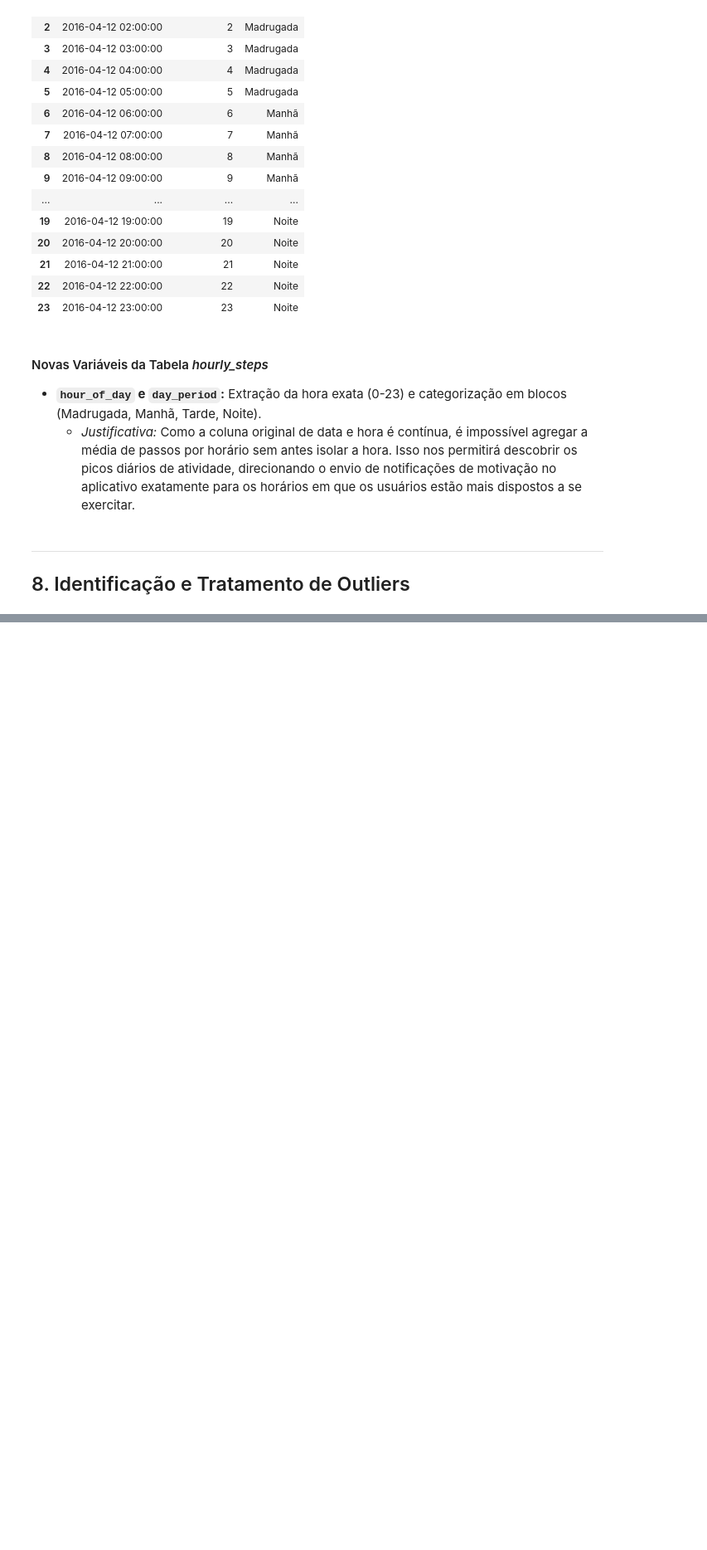
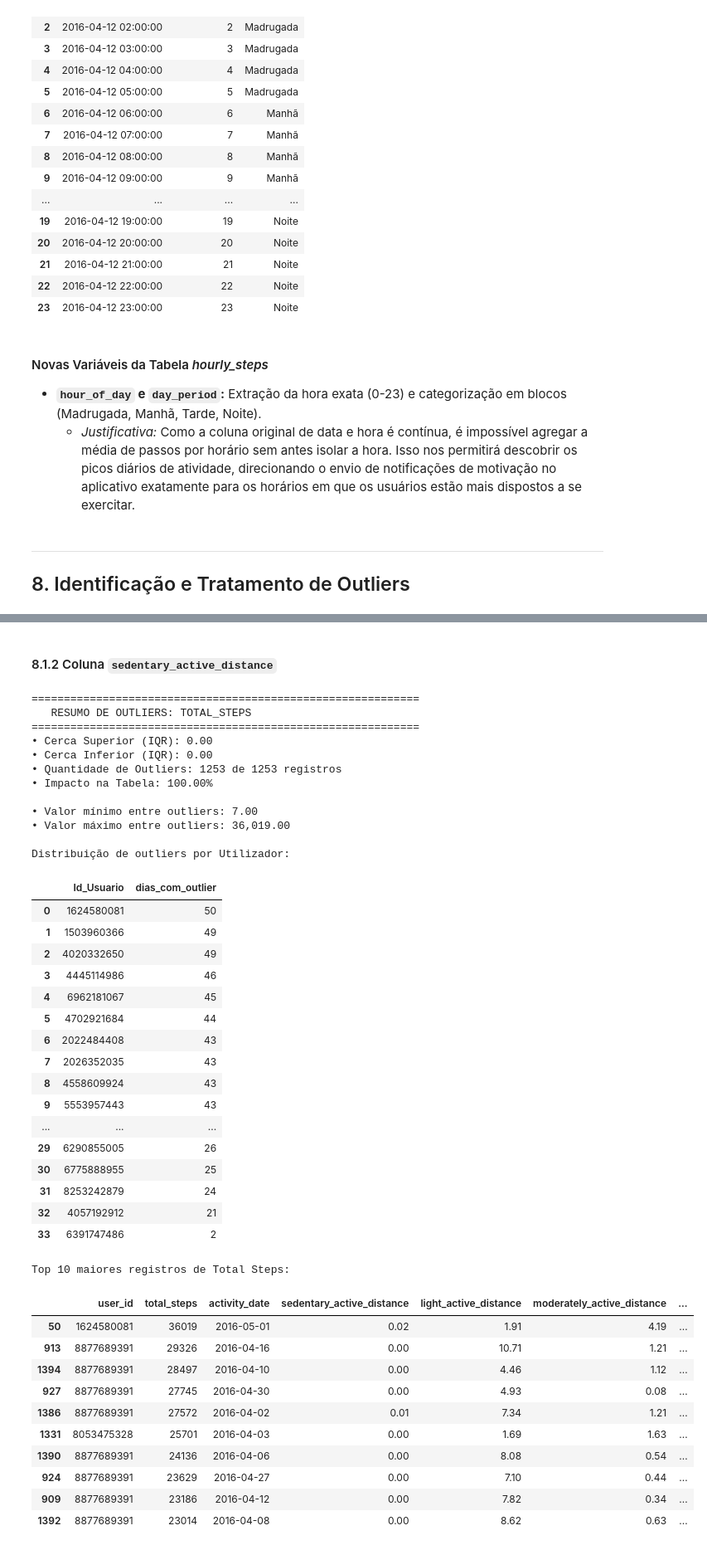
Before and after one commit to AleCecilio/bellabeat_data_analysis, a Jupyter notebook: notebooks/02_data_cleaning.ipynb, the cells around one changed output, grey strips where cells are left out. Shown at 83% size. Saved outputs shown, nothing was run; the diff lists cells and outputs as text; code cells hidden in the pictures; blank space fills up the shorter version.

```diff
--- a/notebooks/02_data_cleaning.ipynb
+++ b/notebooks/02_data_cleaning.ipynb
@@ -850,0 +948,69 @@ dfs['hourly_steps'][[
+# %% [markdown]
+#### 8.1.2 Coluna `sedentary_active_distance`
+# %%
+# Calcula os limites chamando o novo módulo (ignorando o limite inferior com "_")
+limite_inf, limite_sup = calculate_limits_iqr(dfs['daily_activity'], 'sedentary_active_distance')
+# %%
+# Lista de colunas para análise detalhada
+colunas_analise_sedentary = [
+    'user_id',
+    'activity_date',
+    'sedentary_active_distance',
+    'light_active_distance',
+    'moderately_active_distance',
+    'very_active_distance',
+    'sedentary_minutes',
+    'calories'
+]
+
+# Executa a função unificada e totalmente dinâmica
+outliers_summary(
+    df=dfs['daily_activity'],
+    coluna='total_steps',
+    limite_sup=limite_sup,
+    limite_inf=limite_inf,
+    colunas_analise = colunas_analise_sedentary,
+    titulo="Top 10 maiores registros de Total Steps"
+)
+# %% [output]
+============================================================
+   RESUMO DE OUTLIERS: TOTAL_STEPS
+============================================================
+• Cerca Superior (IQR): 0.00
+• Cerca Inferior (IQR): 0.00
+• Quantidade de Outliers: 1253 de 1253 registros
+• Impacto na Tabela: 100.00%
+
+• Valor mínimo entre outliers: 7.00
+• Valor máximo entre outliers: 36,019.00
+
+Distribuição de outliers por Utilizador:
+|  | Id_Usuario | dias_com_outlier |
+| 0 | 1624580081 | 50 |
+| 1 | 1503960366 | 49 |
+| 2 | 4020332650 | 49 |
+| 3 | 4445114986 | 46 |
+| 4 | 6962181067 | 45 |
+| 5 | 4702921684 | 44 |
+| 6 | 2022484408 | 43 |
+| 7 | 2026352035 | 43 |
+| 8 | 4558609924 | 43 |
+| 9 | 5553957443 | 43 |
+| ... | ... | ... |
+| 29 | 6290855005 | 26 |
+| 30 | 6775888955 | 25 |
+| 31 | 8253242879 | 24 |
+| 32 | 4057192912 | 21 |
+| 33 | 6391747486 | 2 |
+Top 10 maiores registros de Total Steps:
+|  | user_id | total_steps | activity_date | sedentary_active_distance | light_active_distance | moderately_active_distance | ... |
+| 50 | 1624580081 | 36019 | 2016-05-01 | 0.02 | 1.91 | 4.19 | ... |
+| 913 | 8877689391 | 29326 | 2016-04-16 | 0.00 | 10.71 | 1.21 | ... |
+| 1394 | 8877689391 | 28497 | 2016-04-10 | 0.00 | 4.46 | 1.12 | ... |
+| 927 | 8877689391 | 27745 | 2016-04-30 | 0.00 | 4.93 | 0.08 | ... |
+| 1386 | 8877689391 | 27572 | 2016-04-02 | 0.01 | 7.34 | 1.21 | ... |
+| 1331 | 8053475328 | 25701 | 2016-04-03 | 0.00 | 1.69 | 1.63 | ... |
+| 1390 | 8877689391 | 24136 | 2016-04-06 | 0.00 | 8.08 | 0.54 | ... |
+| 924 | 8877689391 | 23629 | 2016-04-27 | 0.00 | 7.10 | 0.44 | ... |
+| 909 | 8877689391 | 23186 | 2016-04-12 | 0.00 | 7.82 | 0.34 | ... |
+| 1392 | 8877689391 | 23014 | 2016-04-08 | 0.00 | 8.62 | 0.63 | ... |
```
Also changed, not shown: parts of 12 cells of this notebook, 3 other files.
